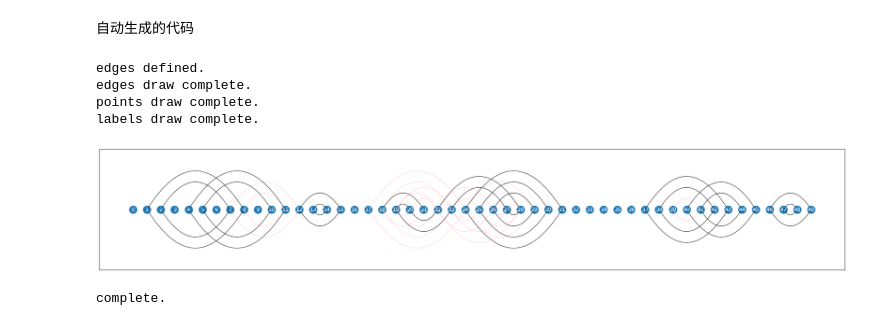
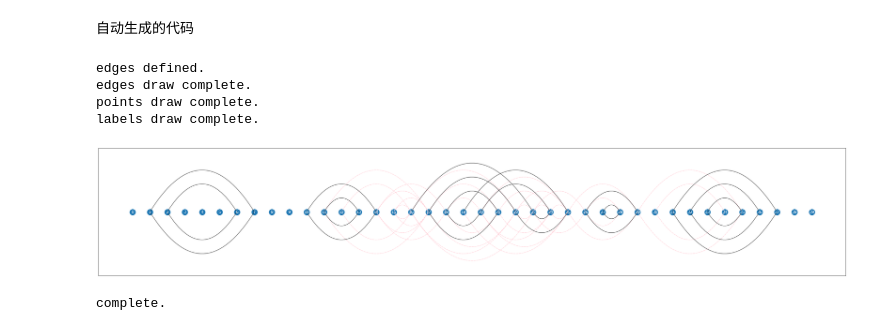
Before and after one commit to miugod/RNA_paring, a Jupyter notebook: draw/draw.ipynb, the cells around one changed output. Cells and saved outputs as stored; diff of their text form; code cells hidden in the pictures.

```diff
--- a/draw/draw.ipynb
+++ b/draw/draw.ipynb
@@ -81,8 +69,21 @@ dp_link = [int(x) for x in dp_link.split()]
+# %%
+import matplotlib.pyplot as plt
+import networkx as nx
+
+# 输入
+conn_permit = [[], [7], [6], [], [], [], [2], [1], [], [], [14], [13, 17], [16], [11], [10, 17, 18], [16, 17], [12, 15, 22, 23], [11, 14, 15, 21, 22], [14, 20, 21], [25], [18, 24, 25], [17, 18, 24], [16, 17, 23, 25], [16, 22, 24, 26], [20, 21, 23, 25], [19, 20, 22, 24, 29], [23, 28, 29], [28], [26, 27], [25, 26, 35], [34], [37], [36], [35], [30], [29, 33], [32], [31], [], []]
+
+exh_link = "-1  7  6 -1 -1 -1  2  1 -1 -1 14 13 -1 11 10 -1 23 22 21 25 24 18 17 16 20 19 29 28 27 26 -1 37 36 35 -1 33 32 31 -1 -1"
+dp_link = "-1  7  6 -1 -1 -1  2  1 -1 -1 14 13 -1 11 10 -1 -1 21 20 -1 18 17 25 24 23 22 29 28 27 26 -1 37 36 35 -1 33 32 31 -1 -1"
+
+# 自动生成
+exh_link = [int(x) for x in exh_link.split()]
+dp_link = [int(x) for x in dp_link.split()]
 # %% [markdown]
 自动生成的代码
 # %%
 N = len(conn_permit)
-plt.figure(figsize=(30, 5))
+plt.figure(figsize=(40, 7))
 
 G = nx.Graph()
 
@@ -145,32 +146,32 @@ for direct in edges.keys():
                 xy=pos[source],
                 xytext=pos[target],
                 arrowprops=arrowprops
             )
 print('edges draw complete.')
 
 # 画点
 nx.draw_networkx_nodes(G, pos)
 print('points draw complete.')
 
 # 画边（直的）
 # nx.draw_networkx_edges(G, pos, edgelist=elarge, width=2,
 #                        connectionstyle="arc3,rad=1")
 # nx.draw_networkx_edges(G, pos, edgelist=esmall, width=2,
 #                        alpha=0.5, style='dashed',
 #                        connectionstyle="arc3,rad=1")
 
 # 画label
 nx.draw_networkx_labels(G, pos, font_color='w')
 print('labels draw complete.')
 
 # 画出来
 # plt.axis('off')
 plt.show()
 print('complete.')
 # %% [output]
 edges defined.
 edges draw complete.
 points draw complete.
 labels draw complete.
-[figure, old version]
+[figure, new version]
 complete.
```
Also changed, not shown: parts of 3 cells of this notebook, 5 other files.
